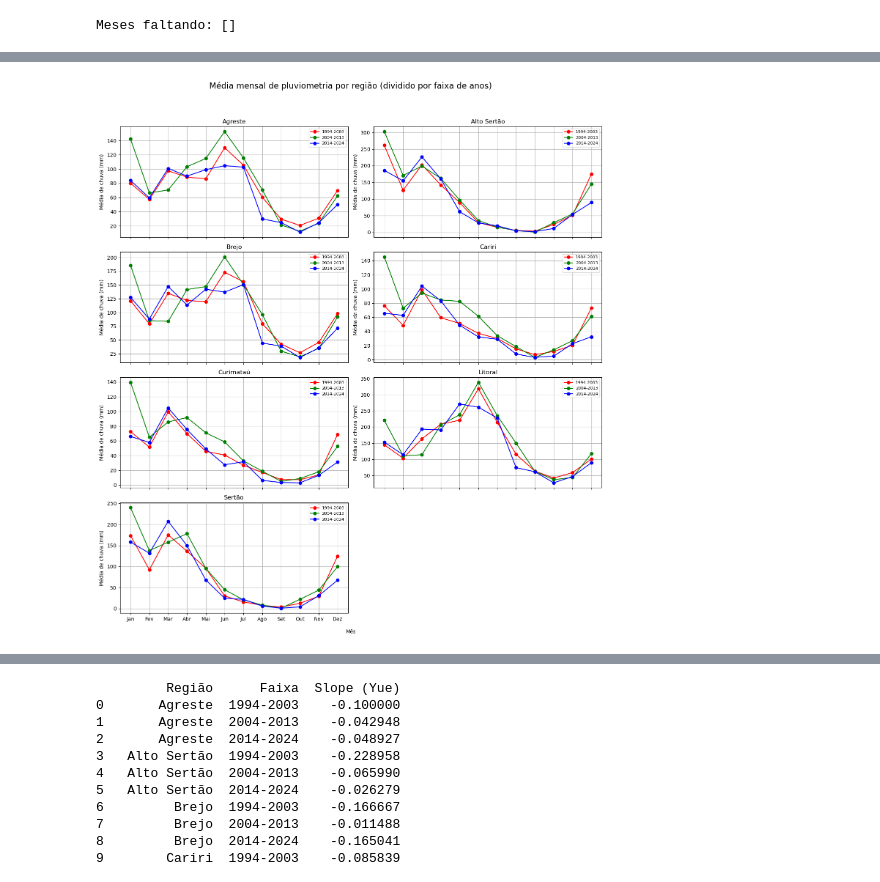
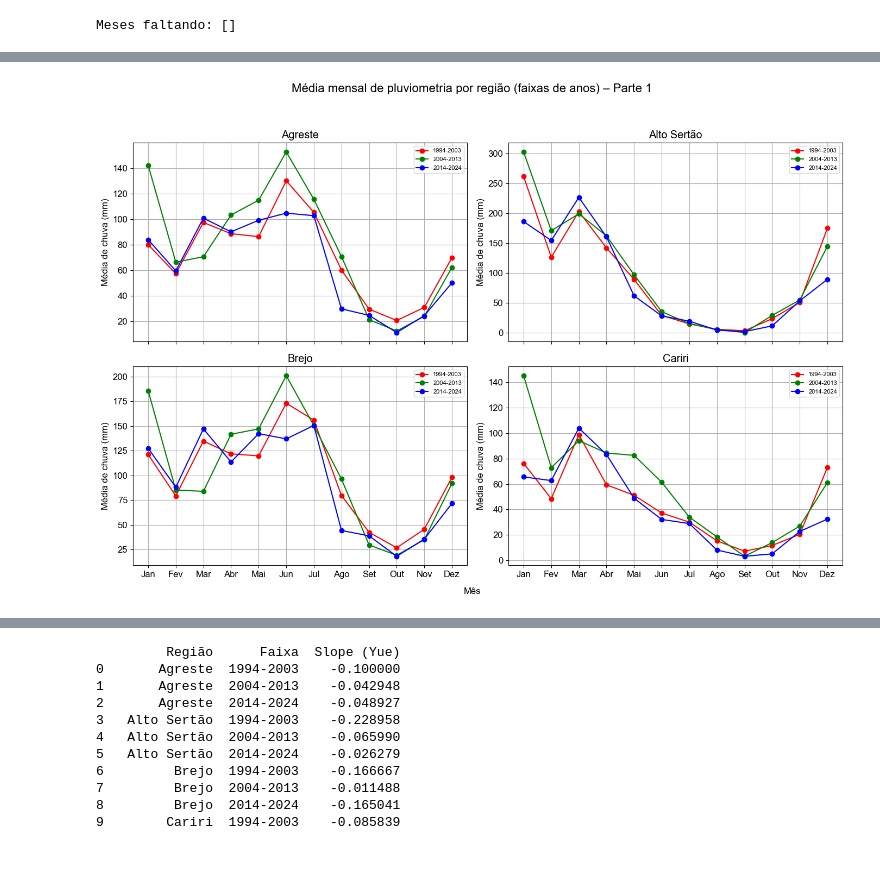
Before and after one commit to luquech/DadosTCC, a Jupyter notebook: AESA.ipynb, the cells around one changed output, grey strips where cells are left out. Cells and saved outputs as stored; diff of their text form; code cells hidden in the pictures.

```diff
--- a/AESA.ipynb
+++ b/AESA.ipynb
@@ -294,6 +311,10 @@ df_resultado = pd.DataFrame({
     "Hamed & Rao": [res_hamed.trend, res_hamed.p, res_hamed.Tau, res_hamed.slope],
     "Yue & Wang": [res_yue.trend, res_yue.p, res_yue.Tau, res_yue.slope]
 }, index=["Tendência", "p-valor", "Tau", "Slope"])
+
+
+plt.rcParams["font.family"] = "Arial"
+plt.rcParams["font.size"] = 12
 
 # Formatar valores numéricos para 6 casas decimais
 for idx in ["p-valor", "Tau", "Slope"]:
@@ -316,9 +337,6 @@ tabela = ax.table(
     bbox=[0, 0, 1, 1]  # expande a tabela para toda a figura
 )
 
-tabela.auto_set_font_size(False)
-tabela.set_fontsize(10)
-
 # Ajustar layout para não cortar nada
 plt.tight_layout()
 
@@ -328,4 +346,6 @@ fig.suptitle("Tendência de Mann-Kendall - Paraíba", fontsize=16, y=1.05)
 # Salvar gráfico
 plt.savefig("plots/tendencia_paraiba.png", dpi=300, bbox_inches='tight')
 plt.show()
+
+df_resultado.to_html("Tendencia-Paraiba.html", index=True)
 # %% [output]
@@ -518,6 +527,9 @@ import matplotlib.pyplot as plt
 
 # Ordenar por slope (para deixar mais claro visualmente)
 df_plot = df_resultados_mk.sort_values('Slope (Yue)')
+
+plt.rcParams["font.family"] = "Arial"
+plt.rcParams["font.size"] = 12
 
 plt.figure(figsize=(10,6))
 plt.bar(
@@ -525,6 +537,7 @@ plt.bar(
     df_plot['Slope (Yue)'],
     color=['red' if x < 0 else 'blue' for x in df_plot['Slope (Yue)']]
 )
+plt.gca().invert_yaxis()
 
 plt.title("Tendência da pluviometria por região (Sen’s Slope - Teste de Yue)")
 plt.ylabel("Inclinação (mm/mês)")
@@ -631,6 +669,10 @@ df_aesaregional['Mês'] = df_aesaregional['Data'].dt.month
 
 # Calcular média mensal por região (agregando todos os anos)
 df_media_mensal = df_aesaregional.groupby(['Região Pluviométrica', 'Mês'])['Pluviometria observada (mm)'].mean().reset_index()
+
+
+plt.rcParams["font.family"] = "Arial"
+plt.rcParams["font.size"] = 12
 
 # Plotar cada região em uma linha
 plt.figure(figsize=(12,6))
@@ -672,54 +714,88 @@ cores = {
     '2004-2013': 'green',
     '2014-2024': 'blue',
 }
 
 # Listar regiões
 regioes = df_aesaregional['Região Pluviométrica'].unique()
 
-# Layout 2x4
-ncols = 2
-nrows = math.ceil(len(regioes) / ncols)
-fig, axs = plt.subplots(nrows, ncols, figsize=(14, 4 * nrows), sharex=True)
-axs = axs.flatten()
+plt.rcParams["font.family"] = "Arial"
+plt.rcParams["font.size"] = 12
 
-for ax, regiao in zip(axs, regioes):
+
+# ============================================================
+# FIGURA 1 — primeiras 4 regiões
+# ============================================================
+
+fig1, axs1 = plt.subplots(2, 2, figsize=(14, 10), sharex=True)
+axs1 = axs1.flatten()
+
+for ax, regiao in zip(axs1, regioes[:4]):
     for faixa, (ano_ini, ano_fim) in faixas.items():
-        # Filtrar dados da região e faixa e criar cópia explícita
         subset = df_aesaregional[
             (df_aesaregional['Região Pluviométrica'] == regiao) &
             (df_aesaregional['Data'].dt.year >= ano_ini) &
             (df_aesaregional['Data'].dt.year <= ano_fim)
-        ].copy()  # <-- evita o warning
+        ].copy()
 
-        # Extrair mês
         subset['Mês'] = subset['Data'].dt.month
 
-        # Calcular média mensal na faixa
         media_mensal = subset.groupby('Mês')['Pluviometria observada (mm)'].mean().reset_index()
 
         ax.plot(media_mensal['Mês'], media_mensal['Pluviometria observada (mm)'],
                 marker='o', label=faixa, color=cores[faixa])
 
     ax.set_title(regiao)
     ax.set_ylabel("Média de chuva (mm)")
     ax.grid(True)
     ax.legend(fontsize=8)
+    ax.set_xticks(range(1, 12+1))
+    ax.set_xticklabels(['Jan','Fev','Mar','Abr','Mai','Jun','Jul','Ago','Set','Out','Nov','Dez'])
 
-# Remover subplots extras
-for i in range(len(regioes), len(axs)):
-    fig.delaxes(axs[i])
-
-# Rótulo X compartilhado
-fig.text(0.5, 0.04, 'Mês', ha='center')
-fig.suptitle("Média mensal de pluviometria por região (dividido por faixa de anos)", fontsize=16, y=0.98)
-
-# Ajuste rótulos de mês
-for ax in axs[:len(regioes)]:
-    ax.set_xticks(range(1,13))
-    ax.set_xticklabels(['Jan', 'Fev', 'Mar', 'Abr', 'Mai', 'Jun', 'Jul', 'Ago', 'Set', 'Out', 'Nov', 'Dez'])
+fig1.text(0.5, 0.04, 'Mês', ha='center')
+fig1.suptitle("Média mensal de pluviometria por região (faixas de anos) – Parte 1", fontsize=16, y=0.98)
 
 plt.tight_layout(rect=[0, 0.05, 1, 0.95])
-plt.savefig("plots/media_mensal_faixa_região.png", dpi=300)
+plt.savefig("plots/media_mensal_faixa_regiao_parte1.png", dpi=300)
 plt.show()
+
+
+# ============================================================
+# FIGURA 2 — últimas 3 regiões
+# ============================================================
+
+fig2, axs2 = plt.subplots(2, 2, figsize=(14, 10), sharex=True)
+axs2 = axs2.flatten()
+
+for ax, regiao in zip(axs2, regioes[4:]):
+    for faixa, (ano_ini, ano_fim) in faixas.items():
+        subset = df_aesaregional[
+            (df_aesaregional['Região Pluviométrica'] == regiao) &
+            (df_aesaregional['Data'].dt.year >= ano_ini) &
+            (df_aesaregional['Data'].dt.year <= ano_fim)
+        ].copy()
+
+        subset['Mês'] = subset['Data'].dt.month
+
+        media_mensal = subset.groupby('Mês')['Pluviometria observada (mm)'].mean().reset_index()
+
+        ax.plot(media_mensal['Mês'], media_mensal['Pluviometria observada (mm)'],
+                marker='o', label=faixa, color=cores[faixa])
+
+    ax.set_title(regiao)
+    ax.set_ylabel("Média de chuva (mm)")
+    ax.grid(True)
+    ax.legend(fontsize=8)
+    ax.set_xticks(range(1, 12+1))
+    ax.set_xticklabels(['Jan','Fev','Mar','Abr','Mai','Jun','Jul','Ago','Set','Out','Nov','Dez'])
+
+# Remover o 4º subplot vazio
+fig2.delaxes(axs2[-1])
+
+fig2.text(0.5, 0.04, 'Mês', ha='center')
+fig2.suptitle("Média mensal de pluviometria por região (faixas de anos) – Parte 2", fontsize=16, y=0.98)
+
+plt.tight_layout(rect=[0, 0.05, 1, 0.95])
+plt.savefig("plots/media_mensal_faixa_regiao_parte2.png", dpi=300)
+plt.show()
 # %% [output]
-[figure, old version]
+[figure, new version]
```
Also changed, not shown: parts of 22 cells of this notebook, 1 other file.
